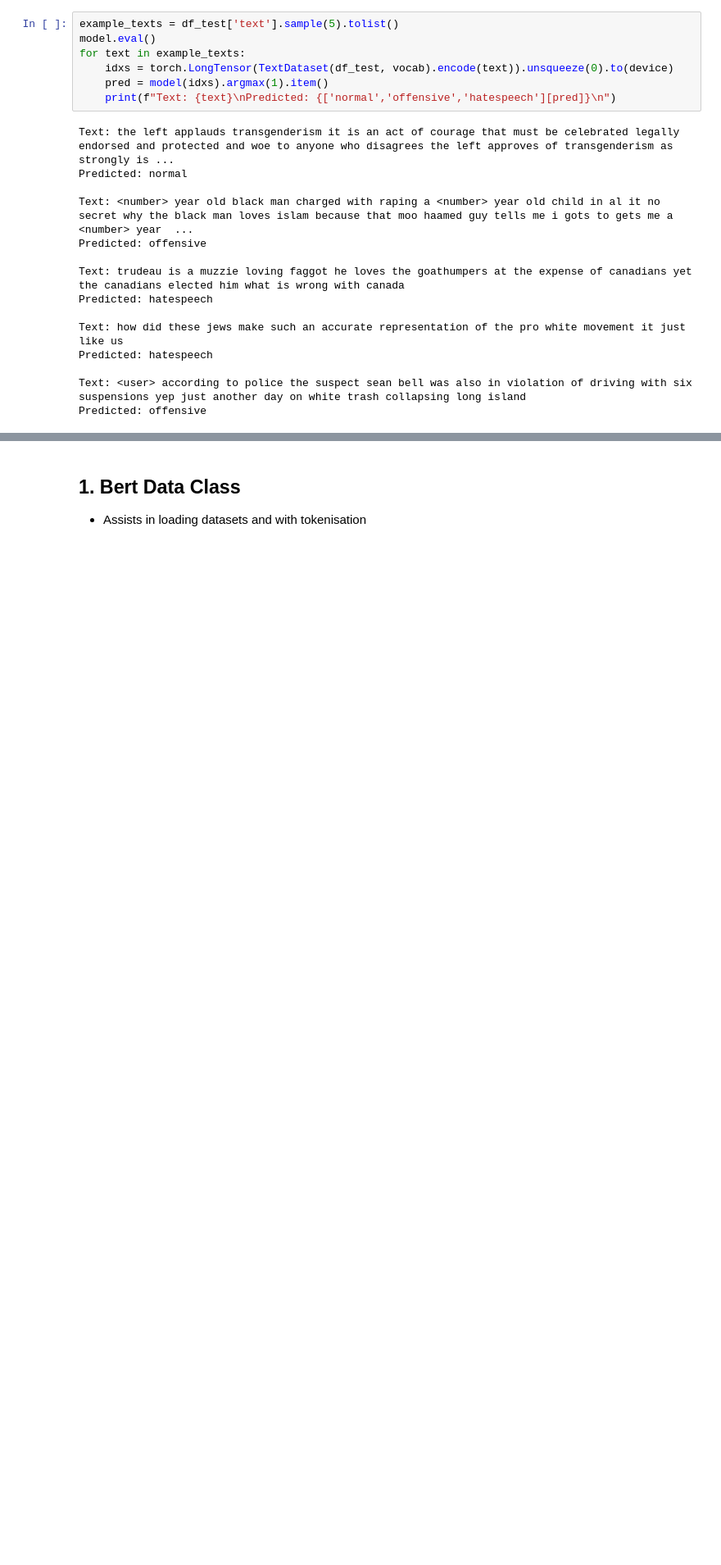
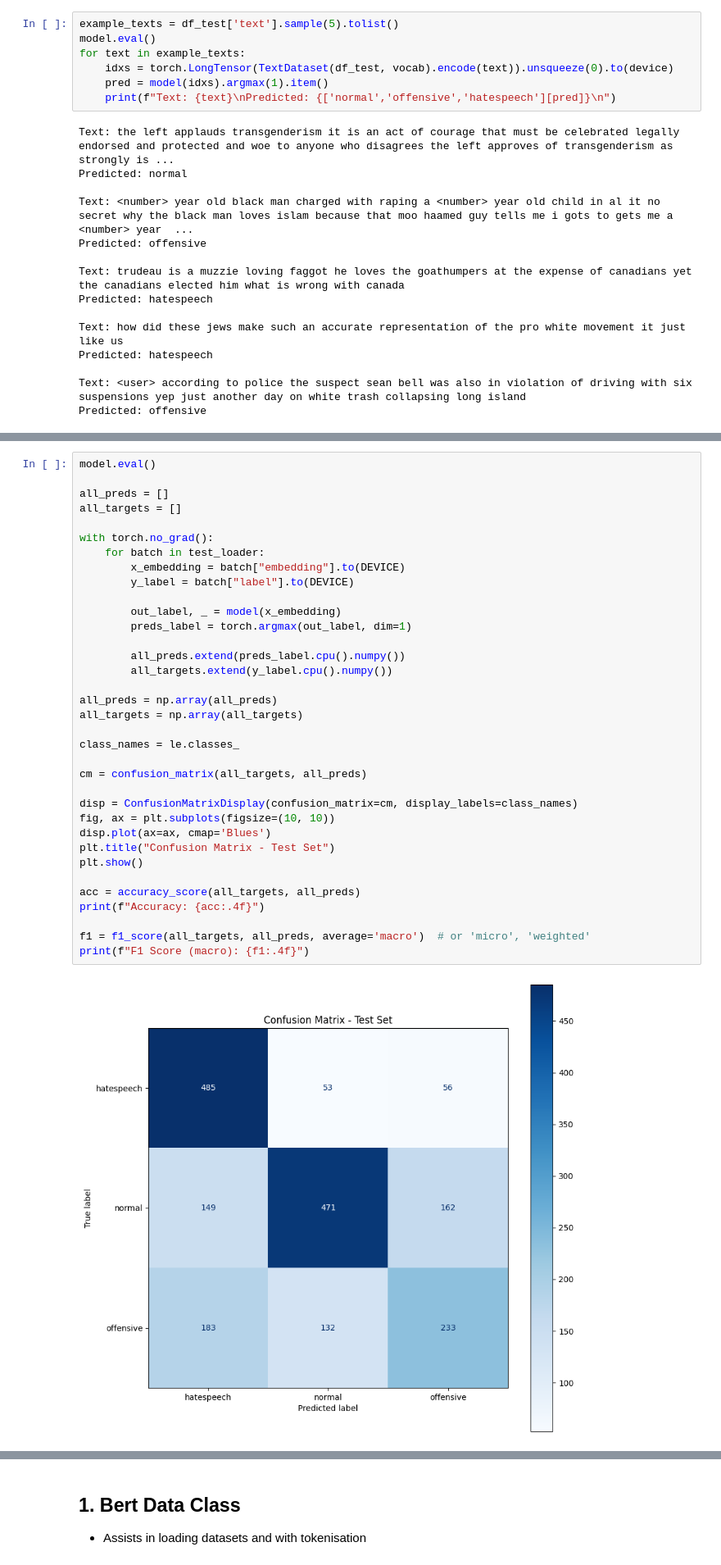
Before and after one commit to jerryjlzhou/Hatespeech-Detector, a Jupyter notebook: src/FinalNotebook.ipynb, the cells around one changed output, grey strips where cells are left out. Shown at 82% size. Saved outputs shown, nothing was run; the diff lists cells and outputs as text; blank space fills up the shorter version.

```diff
--- a/src/FinalNotebook.ipynb
+++ b/src/FinalNotebook.ipynb
@@ -609,0 +945,37 @@ Predicted: offensive
+# %%
+model.eval()
+
+all_preds = []
+all_targets = []
+
+with torch.no_grad():
+    for batch in test_loader:
+        x_embedding = batch["embedding"].to(DEVICE)
+        y_label = batch["label"].to(DEVICE)
+
+        out_label, _ = model(x_embedding)
+        preds_label = torch.argmax(out_label, dim=1)
+
+        all_preds.extend(preds_label.cpu().numpy())
+        all_targets.extend(y_label.cpu().numpy())
+
+all_preds = np.array(all_preds)
+all_targets = np.array(all_targets)
+
+class_names = le.classes_
+
+cm = confusion_matrix(all_targets, all_preds)
+
+disp = ConfusionMatrixDisplay(confusion_matrix=cm, display_labels=class_names)
+fig, ax = plt.subplots(figsize=(10, 10))
+disp.plot(ax=ax, cmap='Blues')
+plt.title("Confusion Matrix - Test Set")
+plt.show()
+
+acc = accuracy_score(all_targets, all_preds)
+print(f"Accuracy: {acc:.4f}")
+
+f1 = f1_score(all_targets, all_preds, average='macro')  # or 'micro', 'weighted'
+print(f"F1 Score (macro): {f1:.4f}")
+# %% [output]
+[figure, added]
```
Also changed, not shown: parts of 15 cells of this notebook.
